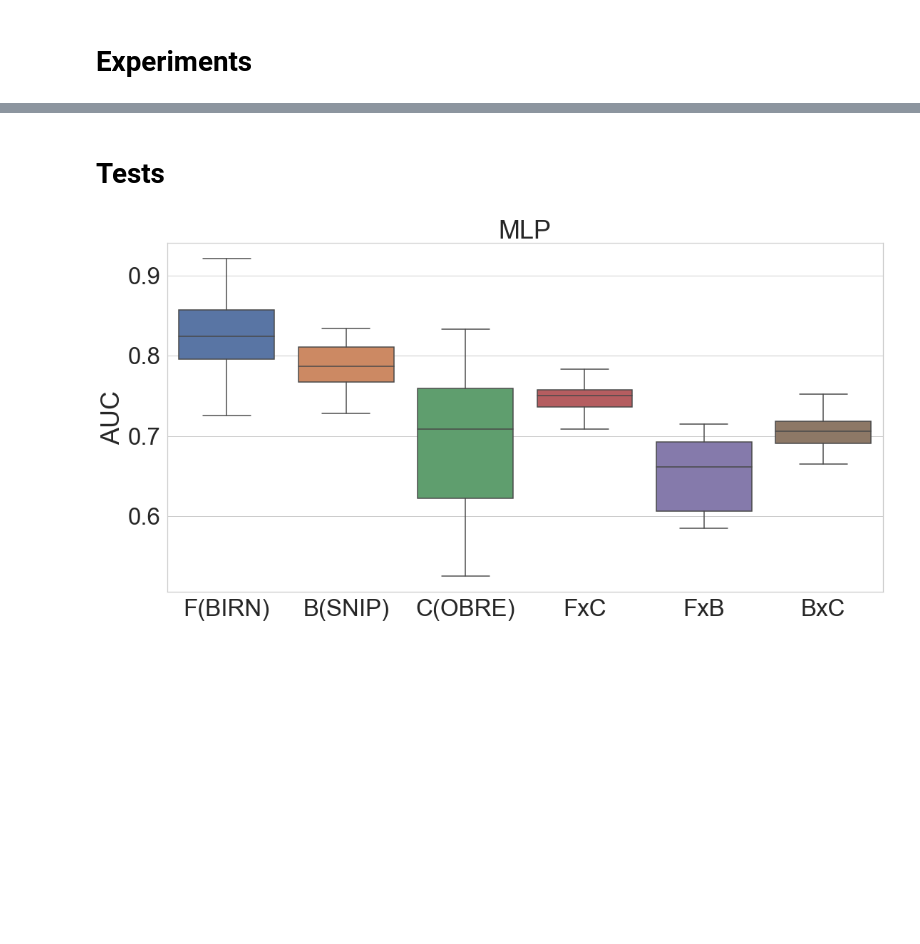
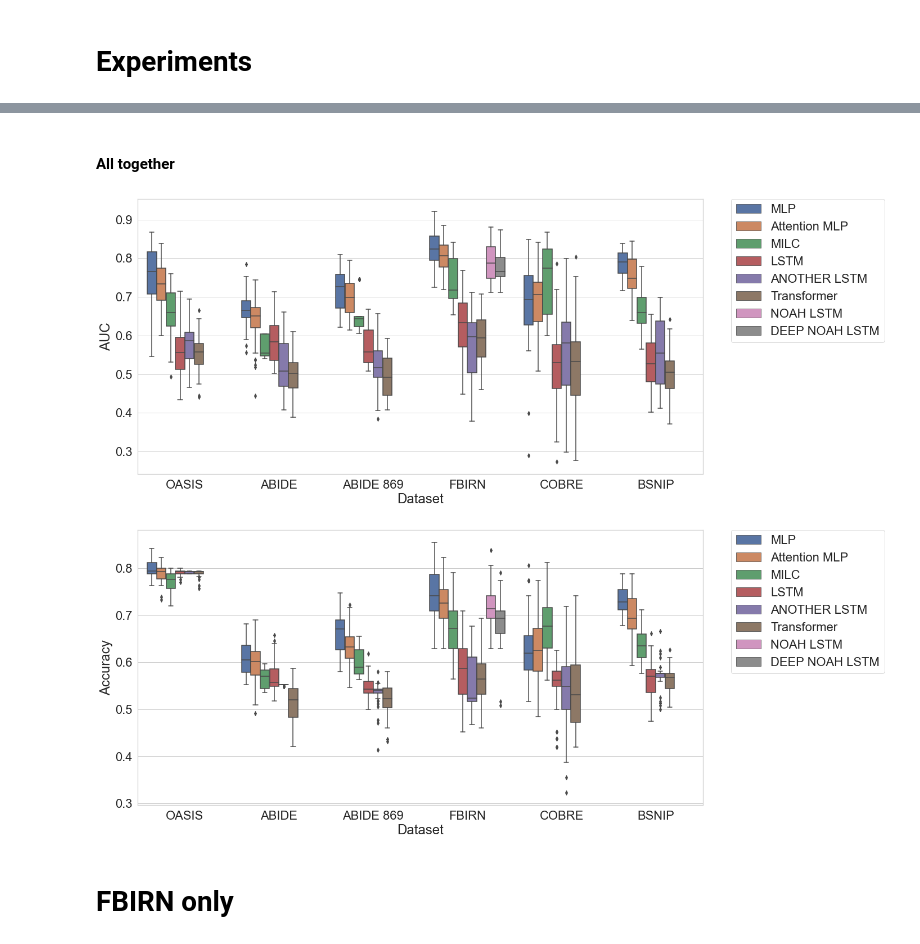
Before and after one commit to paavalipopov/mlp_project, a Jupyter notebook: examples/box_plots.ipynb, the cells around one changed output, grey strips where cells are left out. Cells and saved outputs as stored; diff of their text form; code cells hidden in the pictures; blank space fills up the shorter version.

Commit message:
added new plots

```diff
--- a/examples/box_plots.ipynb
+++ b/examples/box_plots.ipynb
@@ -81,11 +126,11 @@ import numpy as np
 # sns.set(font_scale = 2)
 # sns.set(rc={'figure.figsize':(18,9)})
 # так масштаб приятнее
-sns.set_theme(style="whitegrid", font_scale = 3, rc={'figure.figsize':(18,9)})
+# sns.set_theme(style="whitegrid", font_scale = 3, rc={'figure.figsize':(18,9)})
 
 sns.set_theme(
     style="whitegrid",
-    font_scale = 3,
+    font_scale = 2,
     rc={'figure.figsize':(18,9)}
 )
 
@@ -336,2 +242,0 @@ plt.savefig(
-# %% [markdown]
-# Tests
@@ -352,14 +243,2 @@ mlp_cobre_fbirn_auc, mlp_cobre_fbirn_acc = load_metrics_from_wandb("220826.17531
-# %%
-acc_data = [mlp_fbirn_auc, mlp_bsnip_auc, mlp_cobre_auc, mlp_fbirn_cobre_auc, mlp_fbirn_bsnip_auc, mlp_bsnip_cobre_auc]
-data_names = ["F(BIRN)", "B(SNIP)", "C(OBRE)", "FxC", "FxB", "BxC"]
-plot_box_plots(acc_data, data_names, "MLP", "AUC")
-
-
-plt.show()
-# plt.savefig(
-#     "./images/abide_869_acc.png",
-#     format="png",
-#     dpi=300,
-# )
-# %% [output]
-[figure, removed]
+# %% [markdown]
+#### All together
@@ -365,0 +297,32 @@ plt.show()
+# %%
+sns.boxplot(x="Dataset", y="AUC",
+            hue="Model",
+            data=all_data)
+# sns.despine(offset=10, trim=True)
+plt.legend(bbox_to_anchor=(1.05, 1), loc='upper left', borderaxespad=0)
+
+plt.savefig(
+    "./images/all_auc.png",
+    format="png",
+    dpi=300,
+    bbox_inches='tight',
+)
+# %% [output]
+[figure, added]
+# %%
+sns.boxplot(x="Dataset", y="Accuracy",
+            hue="Model",
+            data=all_data)
+# sns.despine(offset=10, trim=True)
+plt.legend(bbox_to_anchor=(1.05, 1), loc='upper left', borderaxespad=0)
+
+plt.savefig(
+    "./images/all_acc.png",
+    format="png",
+    dpi=300,
+    bbox_inches='tight',
+)
+# %% [output]
+[figure, added]
+# %% [markdown]
+# FBIRN only
```
Also changed, not shown: parts of 33 cells of this notebook.
